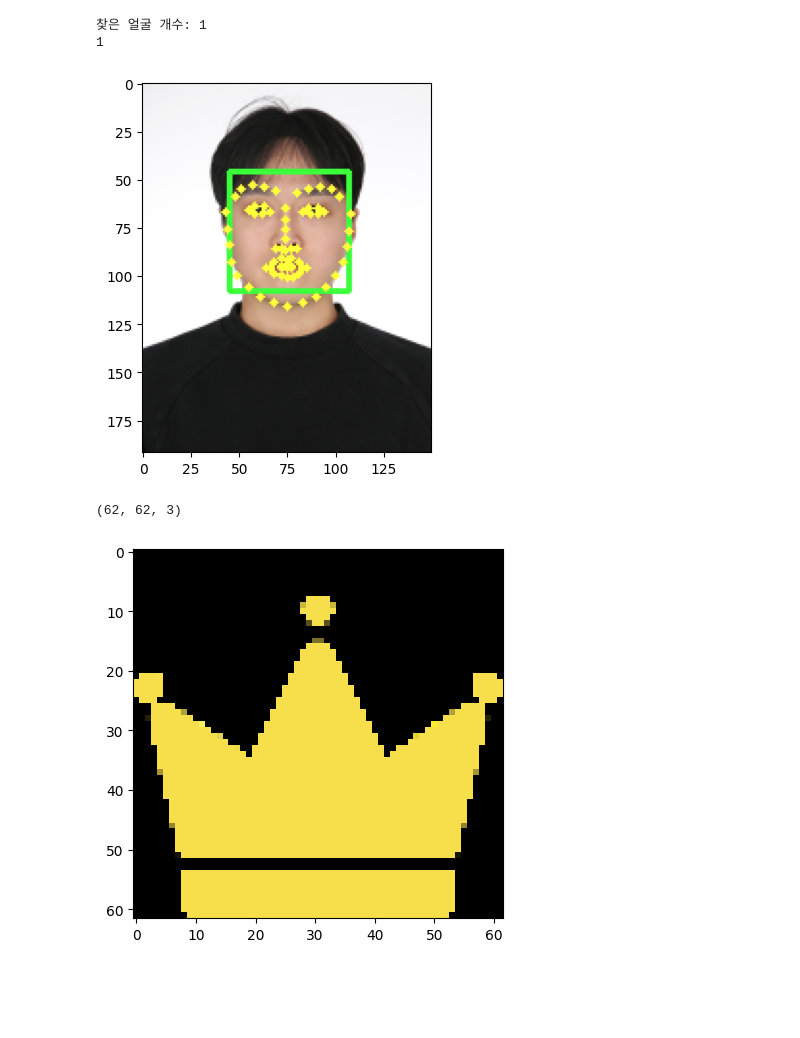
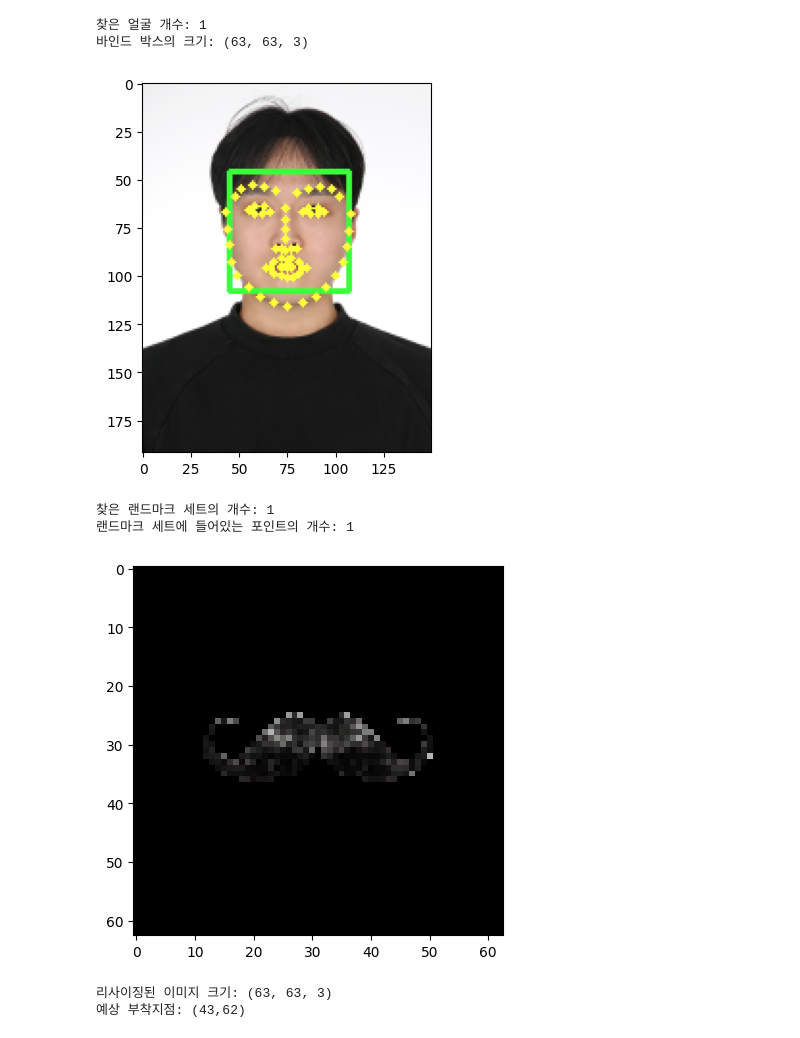
Before and after one commit to count-im/AIFFEL_quest_eng_jongha, a Jupyter notebook: Computer_Vision/CV01/CV01.ipynb, the cells around one changed output. Drawn from its saved outputs; the diff is of its cells as text; code cells hidden in the pictures; blank space fills up the shorter version.

```diff
--- a/Computer_Vision/CV01/CV01.ipynb
+++ b/Computer_Vision/CV01/CV01.ipynb
@@ -145,29 +293,45 @@ class StickerPreprocesser:
 # %%
 def run():
     path_manager = PathManager(63)
     face_path = path_manager.get_image_path("me.png")
     model_path = path_manager.get_model_path("shape_predictor_68_face_landmarks.dat")
-    sticker_path = path_manager.get_image_path("king.png")
+    sticker_path = path_manager.get_image_path("mustache.png")
 
     face_pic1 = FaceLoader(face_path)
     face_pic1.get_box()
     face_pic1.draw_box()
 
     shape_predictor = ShapePredictor(model_path)
     shape_predictor.get_landmarks(face_pic1.img_rgb, face_pic1.dlib_rects)
     shape_predictor.draw_landmarks(face_pic1.img_rgb)
 
-    # crown = StickerLoader(sticker_path)
-    # crown.show_sticker()
+    accessories = Accessories()
 
-    crown = StickerPreprocesser(sticker_path)
+    crown = StickerAttaching(sticker_path)
     crown.resize_sticker(face_pic1.dlib_rects)
+    crown.relocate_anchor(accessories.acc, path_manager.image_name, face_pic1.dlib_rects, shape_predictor.list_landmarks)
+
+    # # 위치를 조절할 필요가 없다면 이 부분을 주석 해제
+    # crown.attach_sticker(face_pic1.img_rgb)
+
+    # 조정할 필요가 있다면 위를 주석처리 한 후 이 부분을 실행
+    crown.adjust_sticker_position("down")
+    crown.adjust_sticker_position("down")
+    crown.adjust_sticker_position("down")
+    crown.adjust_sticker_position("down")
+    crown.attach_sticker(face_pic1.img_rgb_copy)
+
+    # 결과 확인
+    crown.show_result(face_pic1.img_rgb_copy)
 
 run()
 # %% [output]
 [figure]
 찾은 얼굴 개수: 1
-1
+바인드 박스의 크기: (63, 63, 3)
 [figure]
-(62, 62, 3)
+찾은 랜드마크 세트의 개수: 1
+랜드마크 세트에 들어있는 포인트의 개수: 1
-[figure, old version]
+[figure, new version]
+리사이징된 이미지 크기: (63, 63, 3)
+예상 부착지점: (43,62)
```
Also changed, not shown: parts of 5 cells of this notebook, 1 other file.
